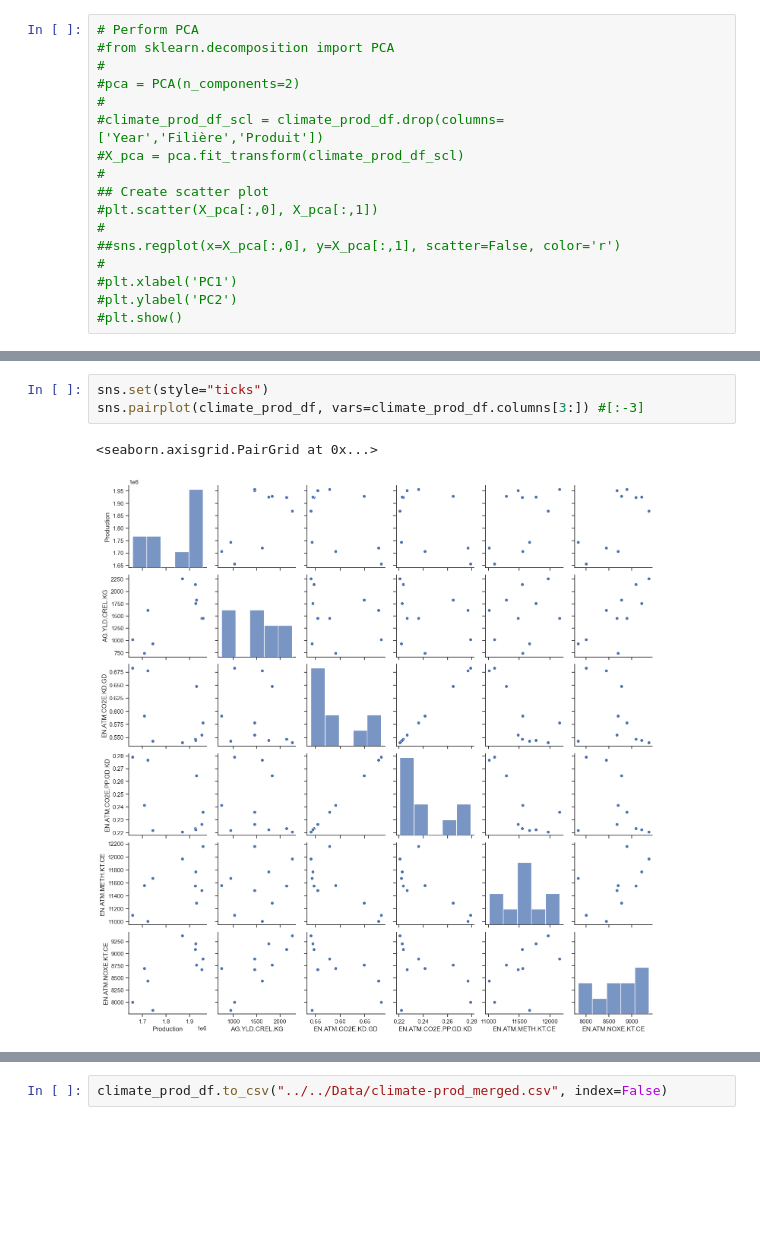
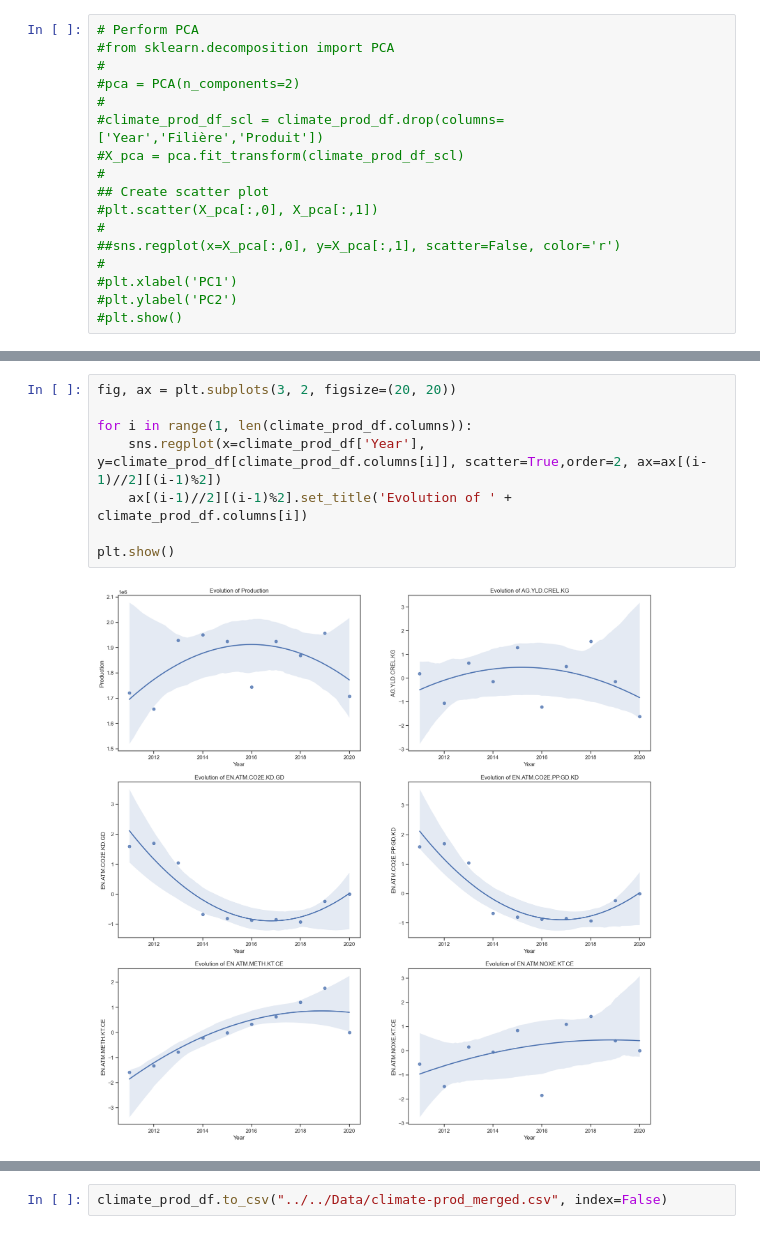
Before and after one commit to K-Oussama/Climate-Change-and-Crop-Production, a Jupyter notebook: Scripts/2.Data analysis/data_analysis.ipynb, the cells around one changed output, grey strips where cells are left out. Cells and saved outputs as stored; diff of their text form; blank space fills up the shorter version.

```diff
--- a/Scripts/2.Data analysis/data_analysis.ipynb
+++ b/Scripts/2.Data analysis/data_analysis.ipynb
@@ -204,9 +238,13 @@ climate_prod_df.columns[3:]
 Index(['Production', 'AG.YLD.CREL.KG', 'EN.ATM.CO2E.KD.GD',
        'EN.ATM.CO2E.PP.GD.KD', 'EN.ATM.METH.KT.CE', 'EN.ATM.NOXE.KT.CE'],
       dtype='object')
-# %%
-sns.set(style="ticks")
-sns.pairplot(climate_prod_df, vars=climate_prod_df.columns[3:]) #[:-3]
-# %% [output]
-<seaborn.axisgrid.PairGrid at 0x...>
-[figure, removed]
+# %%
+fig, ax = plt.subplots(3, 2, figsize=(20, 20))
+
+for i in range(1, len(climate_prod_df.columns)):
+    sns.regplot(x=climate_prod_df['Year'], y=climate_prod_df[climate_prod_df.columns[i]], scatter=True,order=2, ax=ax[(i-1)//2][(i-1)%2])
+    ax[(i-1)//2][(i-1)%2].set_title('Evolution of ' + climate_prod_df.columns[i])
+
+plt.show()
+# %% [output]
+[figure, added]
```
Also changed, not shown: parts of 15 cells of this notebook.
